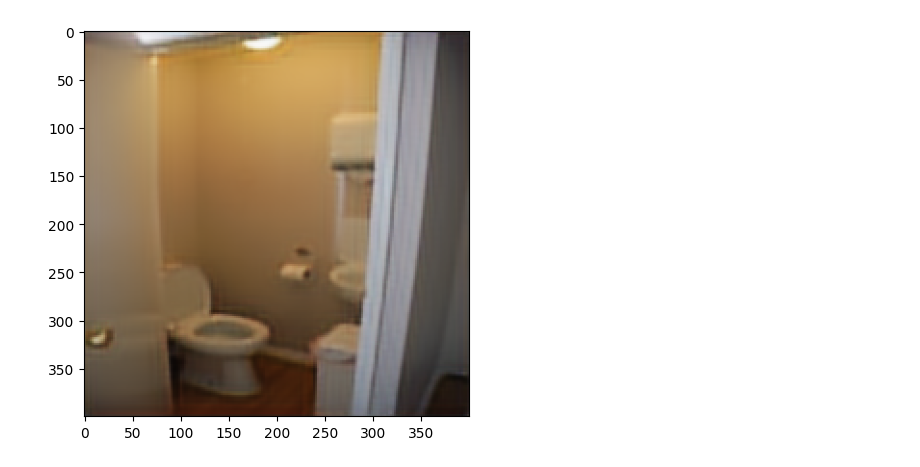
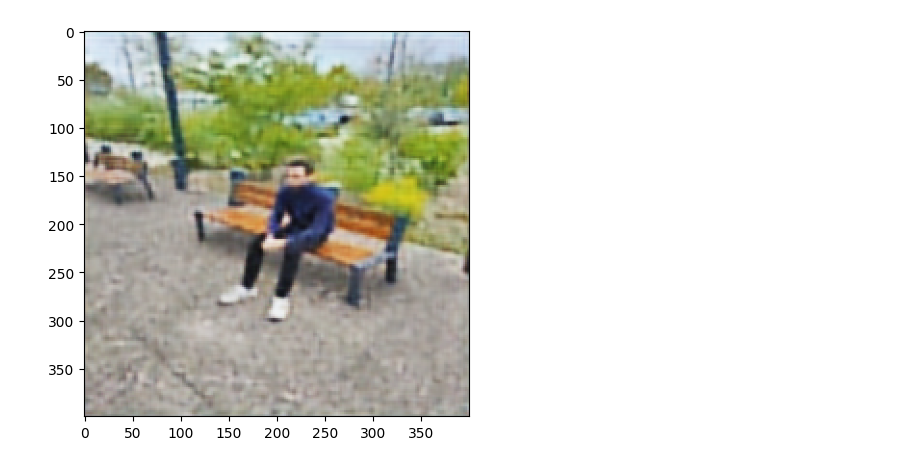
Before and after one commit to Victorien-Goudeau/DataScience, a Jupyter notebook: Livrable_3/test_alltogether.ipynb, the cells around one changed output. Saved outputs shown, nothing was run; the diff lists cells and outputs as text; code cells hidden in the pictures.

```diff
--- a/Livrable_3/test_alltogether.ipynb
+++ b/Livrable_3/test_alltogether.ipynb
@@ -87,10 +87,10 @@ model_denoising = tf.keras.models.load_model(model_denoising_path)
 #L3------
 captioning_model_path = "./models/25_4_2024_8h16"
 
-captioning_encoder = tf.keras.models.load_model(f"{captioning_model_path}/encoder.tf") #CHANGEZ ICI
+captioning_encoder = tf.keras.models.load_model(f"{captioning_model_path}/encoder.tf", compile=False) #CHANGEZ ICI
 
 units = 512 # Taille de la couche caché dans le RNN
-captioning_decoder = tf.keras.models.load_model(f"{captioning_model_path}/decoder.tf") #CHANGEZ ICI
+captioning_decoder = tf.keras.models.load_model(f"{captioning_model_path}/decoder.tf", compile=False) #CHANGEZ ICI
 
 def reset_state(batch_size):
         return tf.zeros((batch_size, units))
@@ -135,5 +132,11 @@ WARNING:tensorflow:No training configuration found in save file, so the model wa
 # %%
-imgpath = "D:/CESI/A5/datascience/Projet/DataScience/Livrable_3/train2014/COCO_train2014_000000005010.jpg"
+images_folder = "C:/Users/erwan/Desktop/test_data"
+fichiers = os.listdir(images_folder)
+
+images = [fichier for fichier in fichiers if fichier.lower().endswith(('.jpg', '.jpeg', '.png', '.gif'))]
+
+imgpath = os.path.join(images_folder, random.choice(images))
+
 img = load_image_binary(imgpath)
 img = tf.reshape(img, [1,400,400,3])
 
@@ -152,7 +155,7 @@ if binary_predict.argmax() == 1: #a changer le .value ca doit pas etre ca
 
     plt.figure(figsize=(5, 5))
     plt.imshow(denoised_img.squeeze())
-    caption = ' '.join(captioning(denoised_img))
+    caption = ' '.join(captioning(denoised_img*255))
     print(caption)
 else:
     print("not a picture")
@@ -164 +167 @@ the back <end>
-[figure, old version]
+[figure, new version]
```
Also changed, not shown: parts of 3 cells of this notebook, 2 other files.
